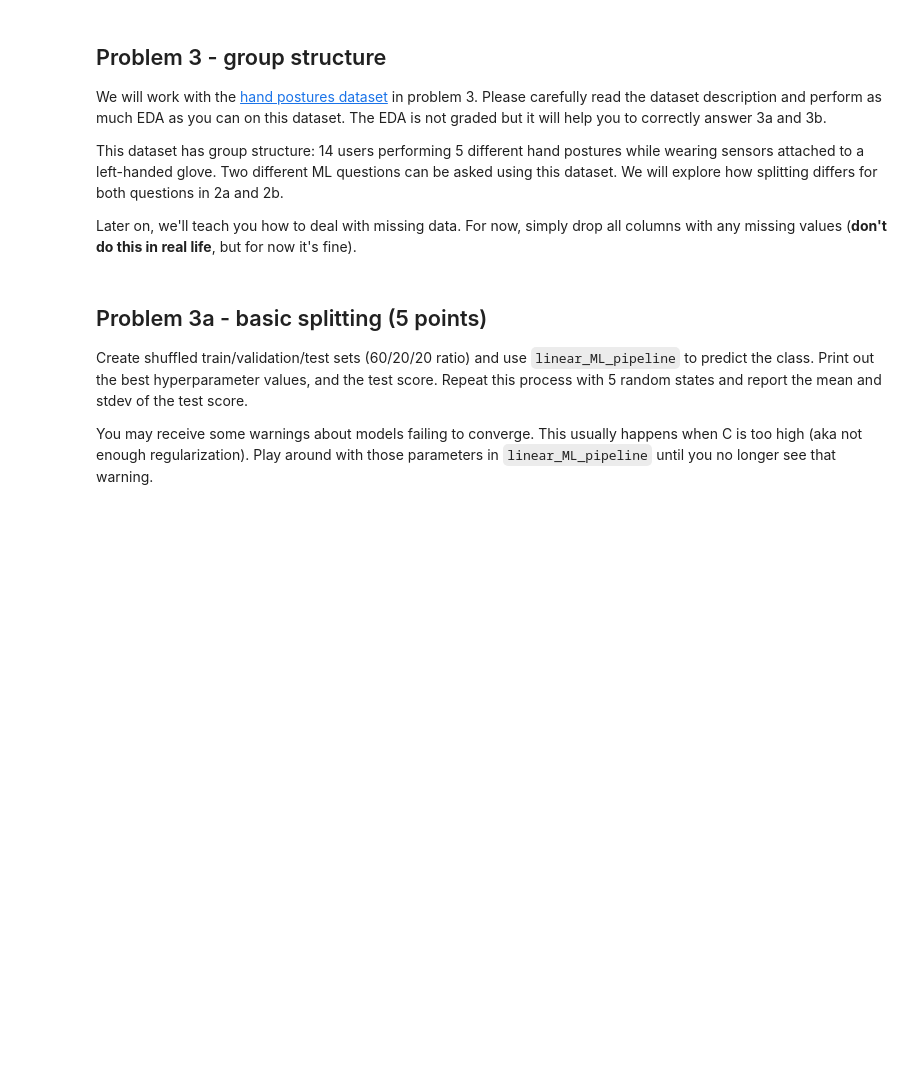
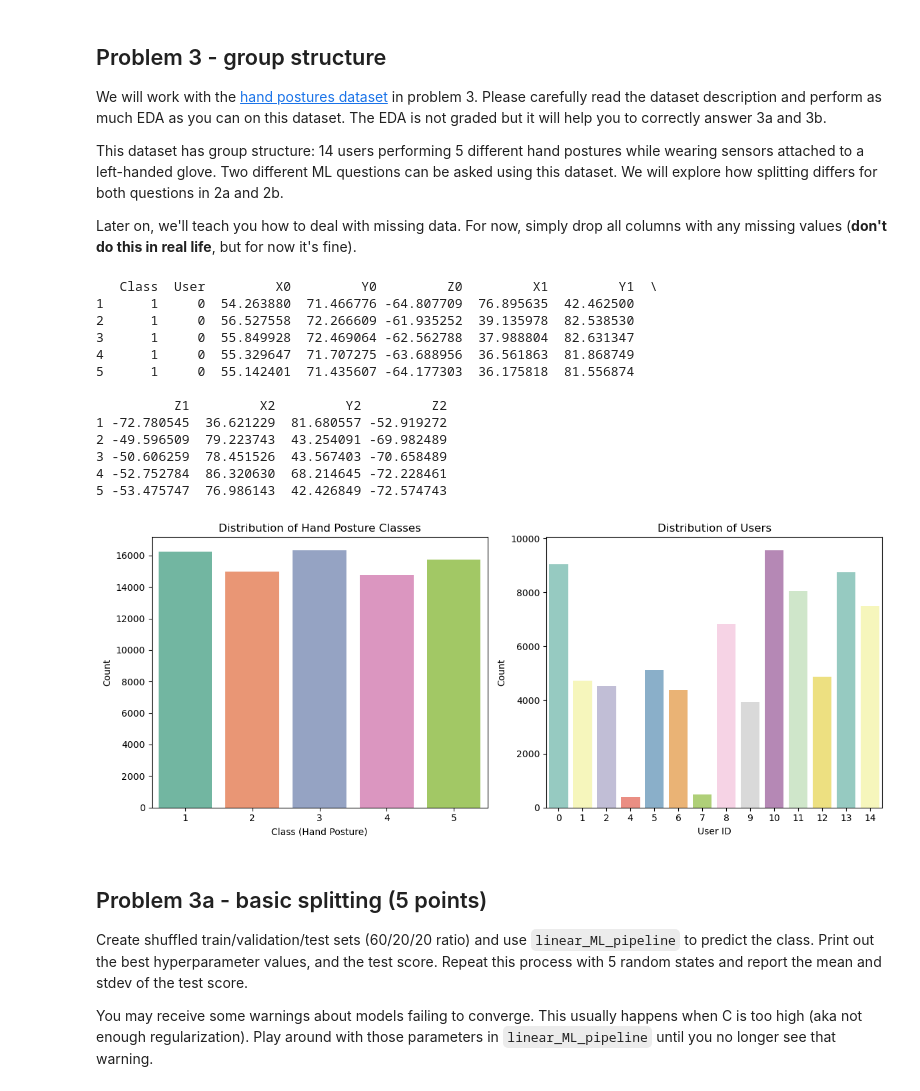
Before and after one commit to IsabellaTan/Brown-DATA1030-HW6, a Jupyter notebook: PS6.ipynb, the cells around one changed output. Cells and saved outputs as stored; diff of their text form; code cells hidden in the pictures; blank space fills up the shorter version.

```diff
--- a/PS6.ipynb
+++ b/PS6.ipynb
@@ -605,11 +605,49 @@ Later on, we'll teach you how to deal with missing data. For now, simply drop al
 # %%
 # add your code below
 import pandas as pd
+import matplotlib.pyplot as plt
+import seaborn as sns
 # read file
 df = pd.read_csv("data/Postures.csv")
 # convert ? to NA, because there are many '?' exist in the dataset
 df = df.replace('?', np.nan)
 df.dropna(inplace=True, axis=1) # since drop all columns, set axis=1
+df = df.drop(index=0) # because the 1st row is all 0
+print(df.head())
+
+plt.figure(figsize=(12, 5))
+
+# --- Plot 1: Class distribution ---
+plt.subplot(1, 2, 1)
+sns.countplot(x='Class', hue='Class', data=df, palette='Set2', legend=False)
+plt.title('Distribution of Hand Posture Classes')
+plt.xlabel('Class (Hand Posture)')
+plt.ylabel('Count')
+
+# --- Plot 2: User distribution ---
+plt.subplot(1, 2, 2)
+sns.countplot(x='User', hue='User', data=df, palette='Set3', legend=False)
+plt.title('Distribution of Users')
+plt.xlabel('User ID')
+plt.ylabel('Count')
+
+plt.tight_layout()
+plt.show()
+# %% [output]
+   Class  User         X0         Y0         Z0         X1         Y1  \
+1      1     0  54.263880  71.466776 -64.807709  76.895635  42.462500
+2      1     0  56.527558  72.266609 -61.935252  39.135978  82.538530
+3      1     0  55.849928  72.469064 -62.562788  37.988804  82.631347
+4      1     0  55.329647  71.707275 -63.688956  36.561863  81.868749
+5      1     0  55.142401  71.435607 -64.177303  36.175818  81.556874
+
+          Z1         X2         Y2         Z2
+1 -72.780545  36.621229  81.680557 -52.919272
+2 -49.596509  79.223743  43.254091 -69.982489
+3 -50.606259  78.451526  43.567403 -70.658489
+4 -52.752784  86.320630  68.214645 -72.228461
+5 -53.475747  76.986143  42.426849 -72.574743
+[figure, added]
 # %% [markdown]
 ## Problem 3a - basic splitting (5 points)
 
```
Also changed, not shown: parts of 5 cells of this notebook.
